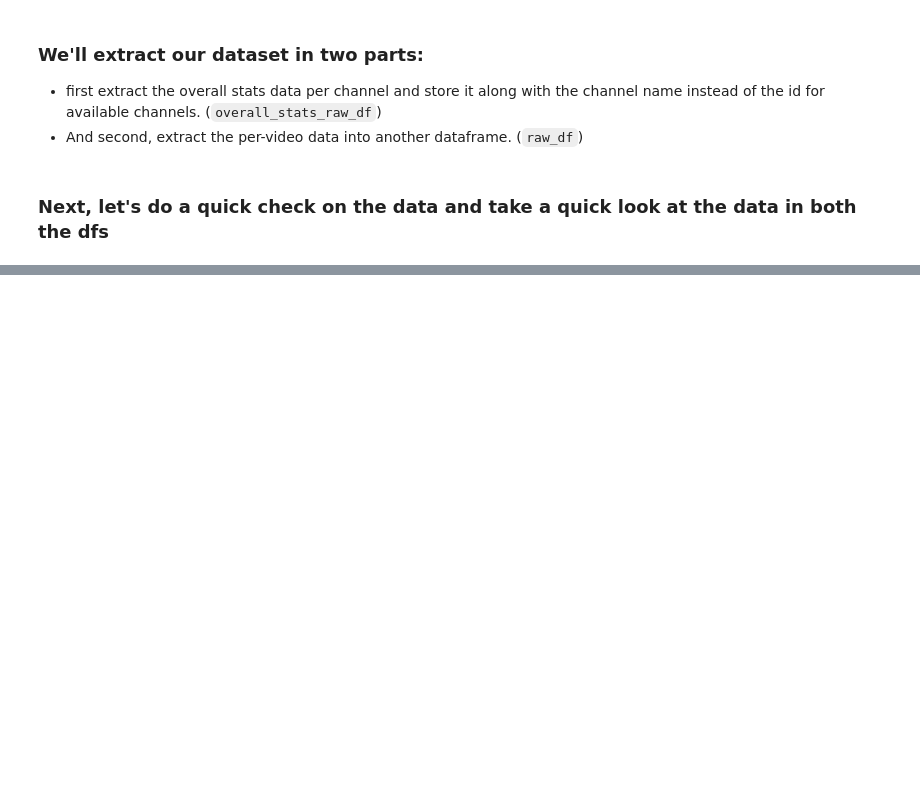
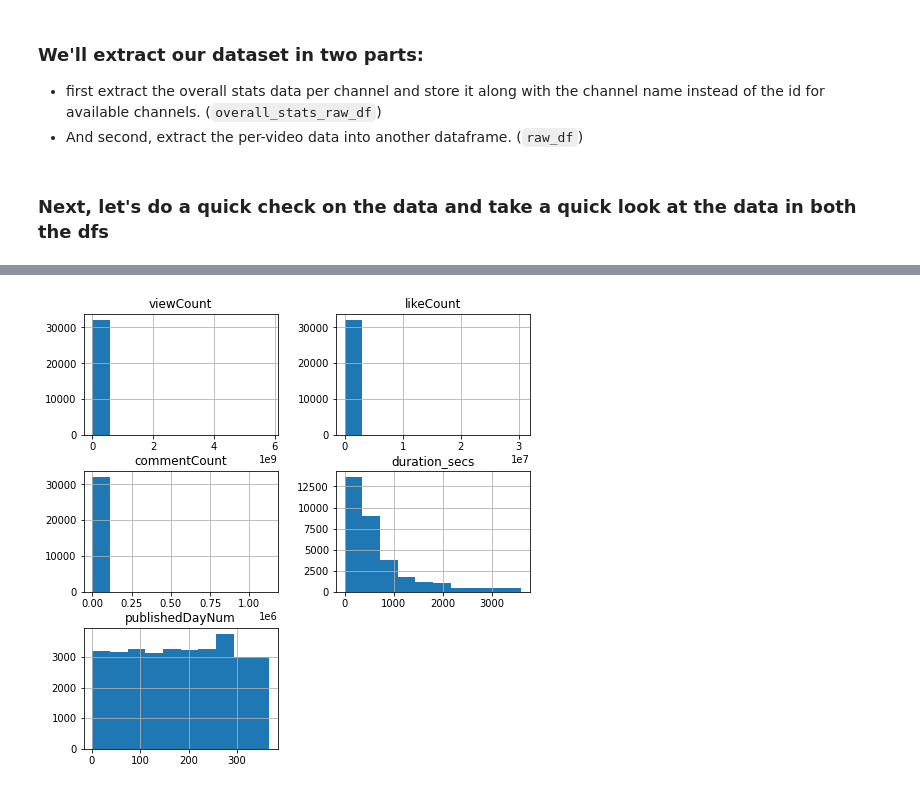
Before and after one commit to ajinkyabhanudas/SIADS696, a Jupyter notebook: Dataset_setup_Ajinkya.ipynb, the cells around one changed output, grey strips where cells are left out. Cells and saved outputs as stored; diff of their text form; code cells hidden in the pictures; blank space fills up the shorter version.

```diff
--- a/Dataset_setup_Ajinkya.ipynb
+++ b/Dataset_setup_Ajinkya.ipynb
@@ -113,0 +174,25 @@ memory usage: 2.4+ KB
+# %%
+def create_dataset(df, featureset, primary=True):
+
+  if primary:
+    df["publishedAt"] = pd.to_datetime(df.publishedAt)
+    df['publishedDayNum'] = df.publishedAt.apply(lambda x: x.timetuple().tm_yday)
+    df["categoryId"] = df.categoryId.astype(float)
+    df["viewCount"] = df.viewCount.astype(float)
+    df["likeCount"] = df.likeCount.astype(float)
+    df["favoriteCount"] = df.favoriteCount.astype(float)
+    df["commentCount"] = df.commentCount.astype(float)
+    df['duration_secs'] = df.duration.apply(lambda x: duration_2_secs(x))
+    df['topicCategories'] = df.topicCategories.apply(lambda x: topic_extract(x))
+    df['tags'] = df.tags.apply(lambda x: topic_extract(x))
+    df['channelTitle'] = df.channelTitle.str.lower()
+    df['description'] = df.description.str.lower()
+    df['title'] = df.title.str.lower()
+
+  else:
+    df['ov_viewCount'] = df.viewCount.astype(float)
+    df['ov_subscriberCount'] = df.subscriberCount.astype(float)
+    df['ov_videoCount'] = df.videoCount.astype(float)
+    df['channelName'] = df.channelName.str.lower()
+
+  return df[featureset]
@@ -113,0 +207,7 @@ memory usage: 2.4+ KB
+# %%
+features = ['title', 'description', 'channelTitle',
+ 'categoryId', 'viewCount', 'likeCount',
+ 'commentCount', 'duration_secs','definition',
+ 'topicCategories', 'publishedDayNum']
+
+preproc1_df = create_dataset(raw_df, features)
@@ -113,0 +269,2 @@ memory usage: 2.4+ KB
+# %%
+preproc2_df = create_dataset(raw_df, features).dropna()
@@ -113,0 +307,4 @@ memory usage: 2.4+ KB
+# %%
+preproc2_df.drop('categoryId', axis=1).hist(figsize=(8,8));
+# %% [output]
+[figure, added]
```
Also changed, not shown: parts of 26 cells of this notebook.
